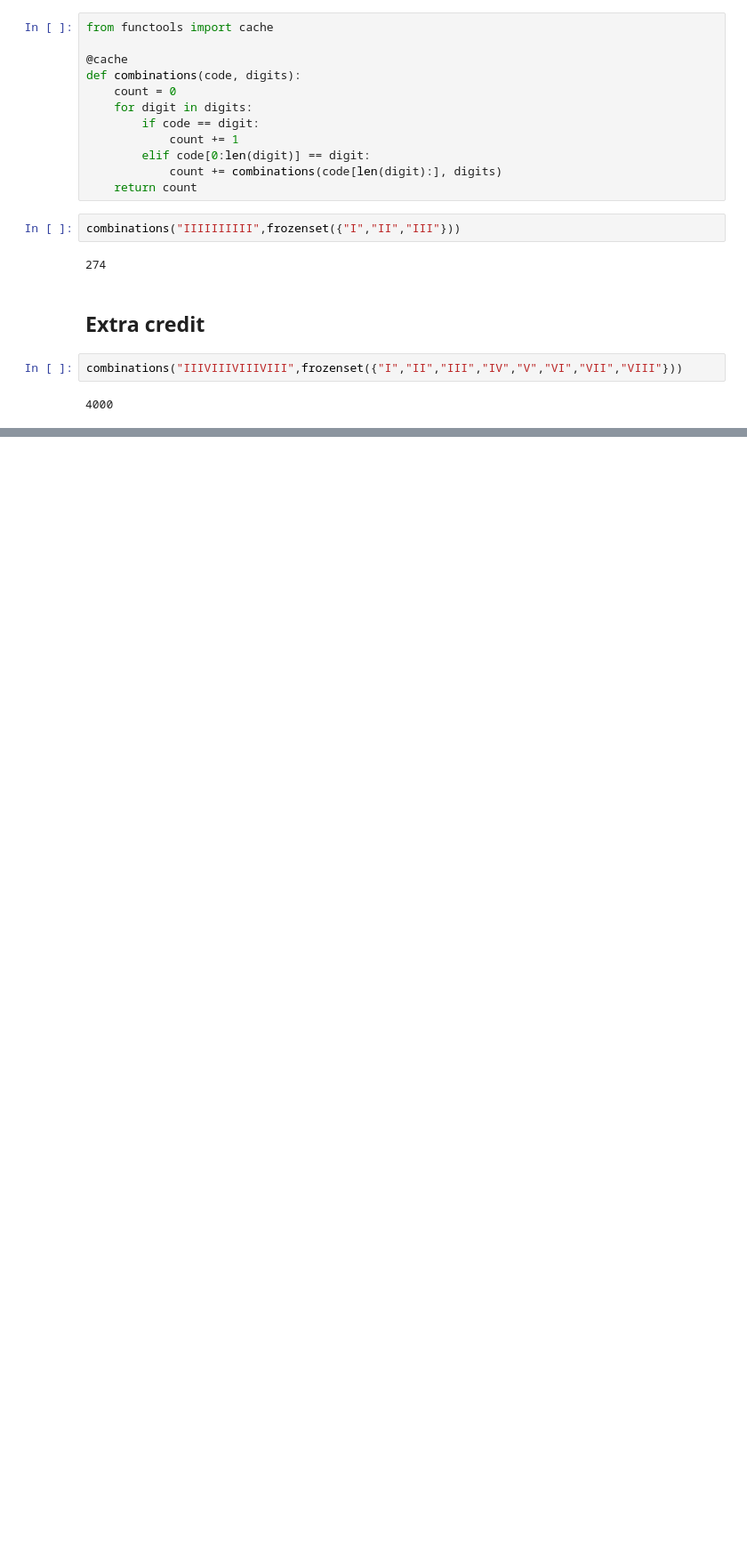
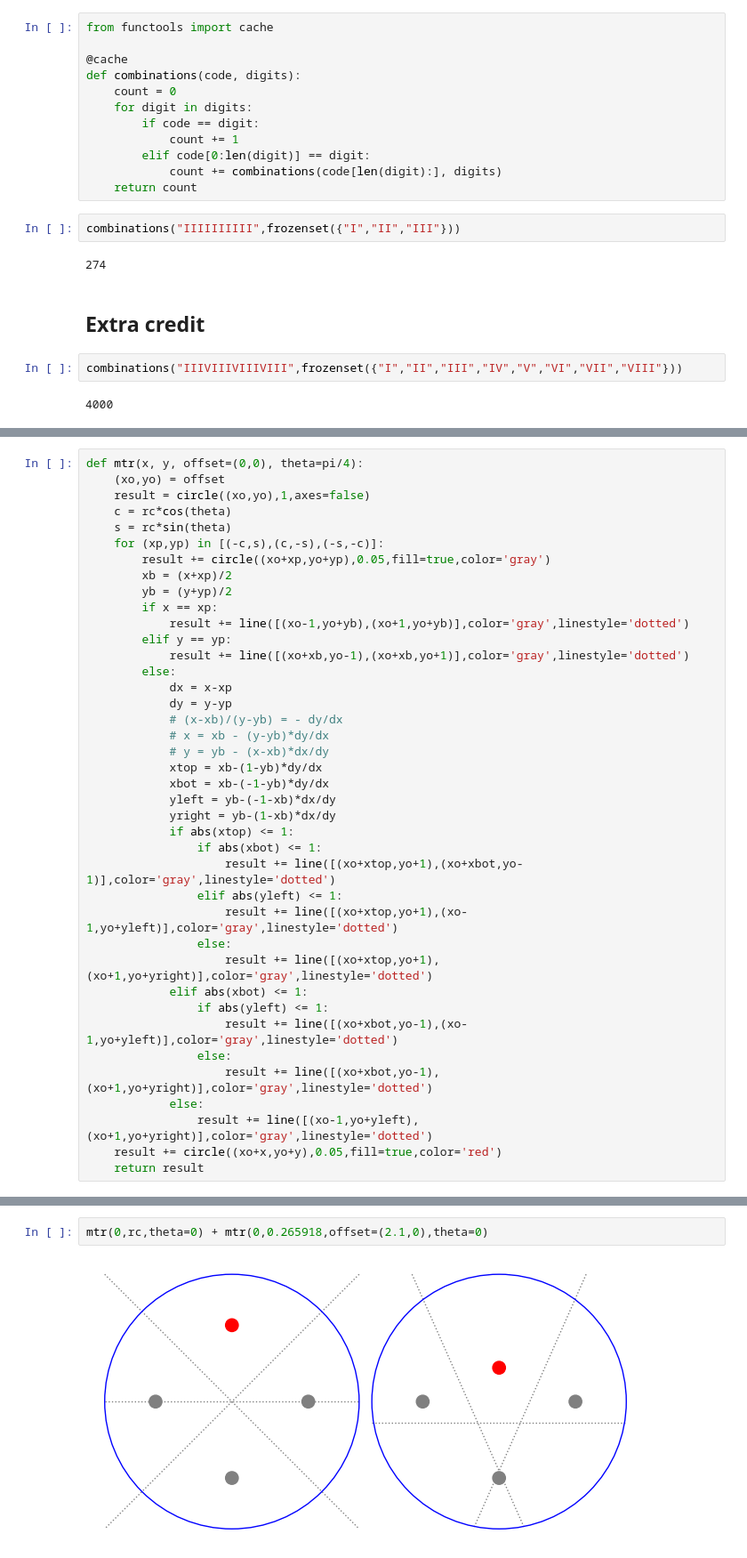
Before and after one commit to qpliu/sunday-puzzle, a Jupyter notebook: riddler/2025/20250627.ipynb, the cells around one changed output, grey strips where cells are left out. Shown at 89% size. Saved outputs shown, nothing was run; the diff lists cells and outputs as text; blank space fills up the shorter version.

```diff
--- a/riddler/2025/20250627.ipynb
+++ b/riddler/2025/20250627.ipynb
@@ -67,0 +80,40 @@ This is [A000073 in OEIS](https://oeis.org/A000073), the "tribonacci numbers".
+# %%
+def mtr(x, y, offset=(0,0), theta=pi/4):
+    (xo,yo) = offset
+    result = circle((xo,yo),1,axes=false)
+    c = rc*cos(theta)
+    s = rc*sin(theta)
+    for (xp,yp) in [(-c,s),(c,-s),(-s,-c)]:
+        result += circle((xo+xp,yo+yp),0.05,fill=true,color='gray')
+        xb = (x+xp)/2
+        yb = (y+yp)/2
+        if x == xp:
+            result += line([(xo-1,yo+yb),(xo+1,yo+yb)],color='gray',linestyle='dotted')
+        elif y == yp:
+            result += line([(xo+xb,yo-1),(xo+xb,yo+1)],color='gray',linestyle='dotted')
+        else:
+            dx = x-xp
+            dy = y-yp
+            # (x-xb)/(y-yb) = - dy/dx
+            # x = xb - (y-yb)*dy/dx
+            # y = yb - (x-xb)*dx/dy
+            xtop = xb-(1-yb)*dy/dx
+            xbot = xb-(-1-yb)*dy/dx
+            yleft = yb-(-1-xb)*dx/dy
+            yright = yb-(1-xb)*dx/dy
+            if abs(xtop) <= 1:
+                if abs(xbot) <= 1:
+                    result += line([(xo+xtop,yo+1),(xo+xbot,yo-1)],color='gray',linestyle='dotted')
+                elif abs(yleft) <= 1:
+                    result += line([(xo+xtop,yo+1),(xo-1,yo+yleft)],color='gray',linestyle='dotted')
+                else:
+                    result += line([(xo+xtop,yo+1),(xo+1,yo+yright)],color='gray',linestyle='dotted')
+            elif abs(xbot) <= 1:
+                if abs(yleft) <= 1:
+                    result += line([(xo+xbot,yo-1),(xo-1,yo+yleft)],color='gray',linestyle='dotted')
+                else:
+                    result += line([(xo+xbot,yo-1),(xo+1,yo+yright)],color='gray',linestyle='dotted')
+            else:
+                result += line([(xo-1,yo+yleft),(xo+1,yo+yright)],color='gray',linestyle='dotted')
+    result += circle((xo+x,yo+y),0.05,fill=true,color='red')
+    return result
@@ -67,0 +125,4 @@ This is [A000073 in OEIS](https://oeis.org/A000073), the "tribonacci numbers".
+# %%
+mtr(0,rc,theta=0) + mtr(0,0.265918,offset=(2.1,0),theta=0)
+# %% [output]
+[figure, added]
```
Also changed, not shown: parts of 18 cells of this notebook.
